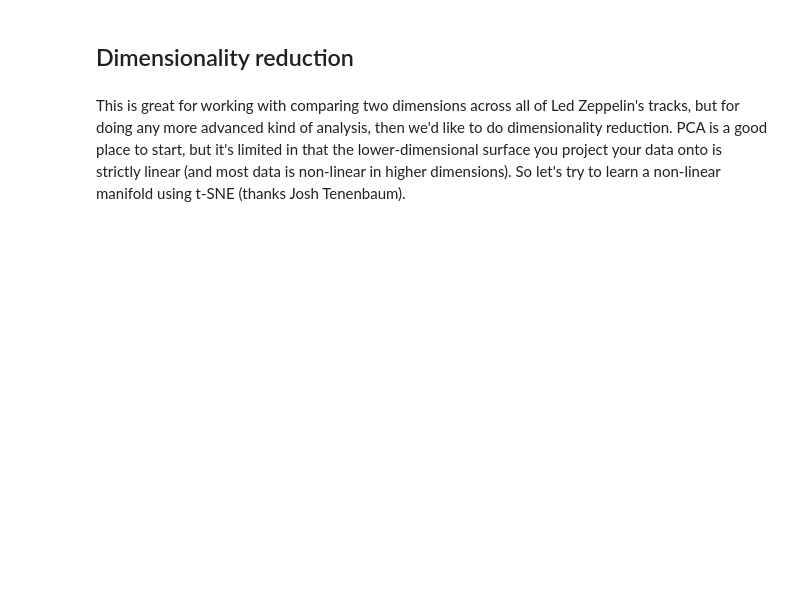
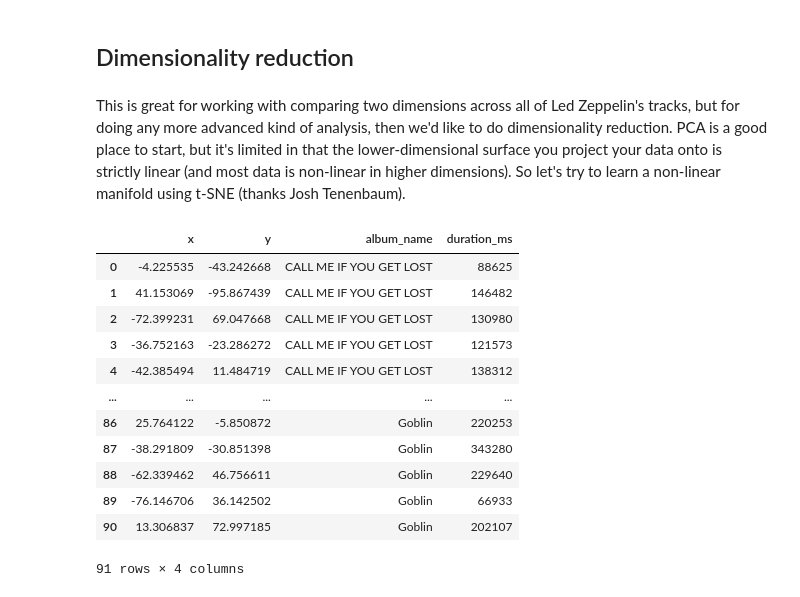
Before and after one commit to jklafka/tyler-tracks, a Jupyter notebook: my_first_spotify_app.ipynb, the cells around one changed output. Drawn from its saved outputs; the diff is of its cells as text; code cells hidden in the pictures; blank space fills up the shorter version.

```diff
--- a/my_first_spotify_app.ipynb
+++ b/my_first_spotify_app.ipynb
@@ -201 +208,17 @@ Xs = StandardScaler().fit_transform(X)
+# %%
+tsne
+# %% [output]
+|  | x | y | album_name | duration_ms |
+| 0 | -4.225535 | -43.242668 | CALL ME IF YOU GET LOST | 88625 |
+| 1 | 41.153069 | -95.867439 | CALL ME IF YOU GET LOST | 146482 |
+| 2 | -72.399231 | 69.047668 | CALL ME IF YOU GET LOST | 130980 |
+| 3 | -36.752163 | -23.286272 | CALL ME IF YOU GET LOST | 121573 |
+| 4 | -42.385494 | 11.484719 | CALL ME IF YOU GET LOST | 138312 |
+| ... | ... | ... | ... | ... |
+| 86 | 25.764122 | -5.850872 | Goblin | 220253 |
+| 87 | -38.291809 | -30.851398 | Goblin | 343280 |
+| 88 | -62.339462 | 46.756611 | Goblin | 229640 |
+| 89 | -76.146706 | 36.142502 | Goblin | 66933 |
+| 90 | 13.306837 | 72.997185 | Goblin | 202107 |
+91 rows × 4 columns
 # %%
```
Also changed, not shown: parts of 26 cells of this notebook, 1 other file.
